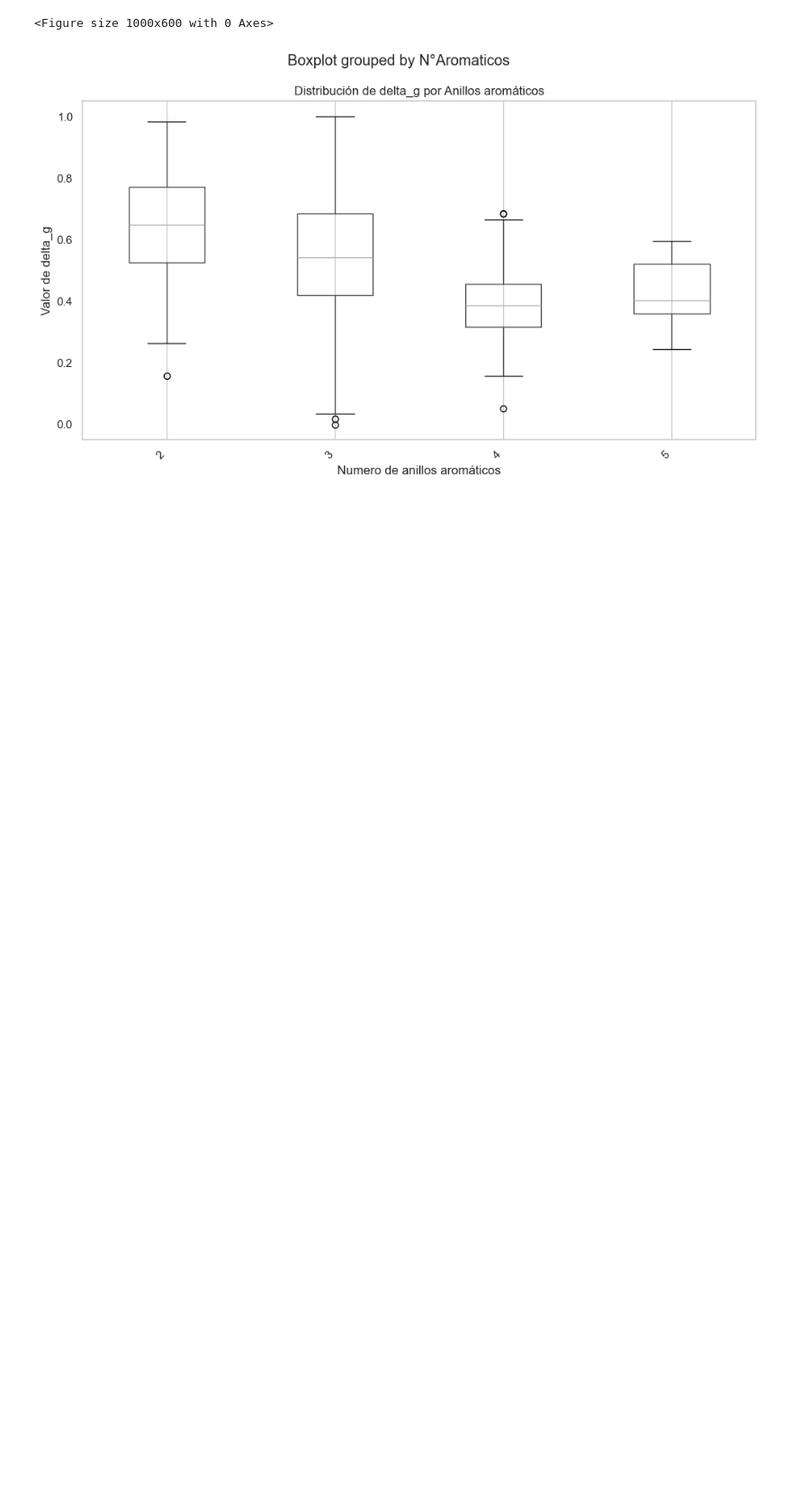
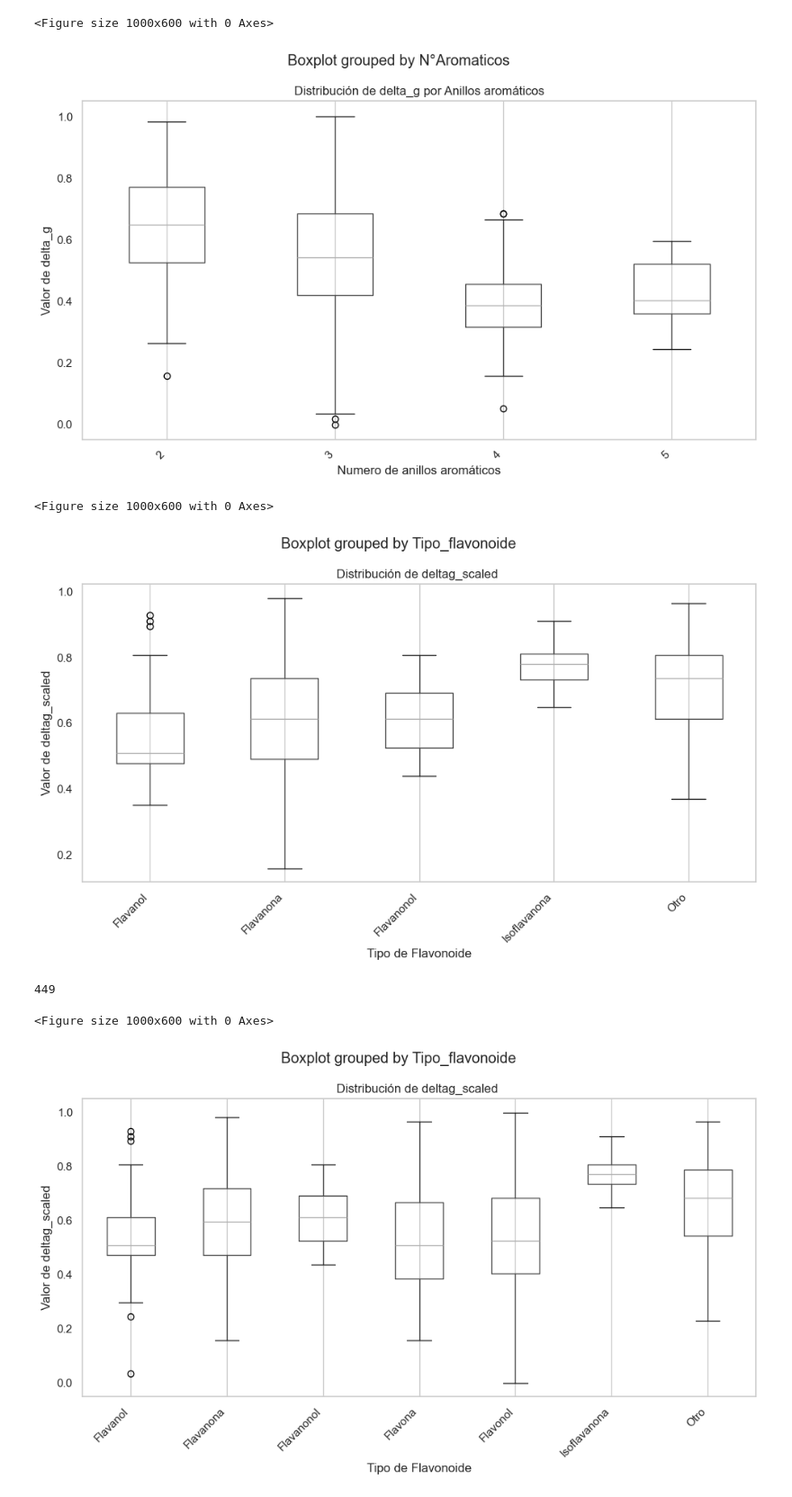
Before and after one commit to mauriciocruzriveros/BasededatosFlavonoides, a Jupyter notebook: flavonoids_collab.ipynb, the cells around one changed output. Shown at 90% size. Saved outputs shown, nothing was run; the diff lists cells and outputs as text; code cells hidden in the pictures; blank space fills up the shorter version.

```diff
--- a/flavonoids_collab.ipynb
+++ b/flavonoids_collab.ipynb
@@ -1692,3 +1693,34 @@ plt.show()
 # %% [output]
 <Figure size 1000x600 with 0 Axes>
 [figure]
+# %%
+# Filtrar las filas donde "N°Aromaticos" es igual a 2
+filtered_df = df[df['N°Aromaticos'] == 2]
+# %%
+plt.figure(figsize=(10, 6))
+filtered_df.boxplot(column='deltag_scaled', by='Tipo_flavonoide', figsize=(10, 6))
+plt.xlabel('Tipo de Flavonoide')
+plt.ylabel('Valor de deltag_scaled')
+plt.title('Distribución de deltag_scaled ')
+plt.xticks(rotation=45, ha='right')
+plt.grid(axis='y')
+plt.tight_layout()
+plt.show()
+print(len(filtered_df))
+
+
+plt.figure(figsize=(10, 6))
+df.boxplot(column='deltag_scaled', by='Tipo_flavonoide', figsize=(10, 6))
+plt.xlabel('Tipo de Flavonoide')
+plt.ylabel('Valor de deltag_scaled')
+plt.title('Distribución de deltag_scaled ')
+plt.xticks(rotation=45, ha='right')
+plt.grid(axis='y')
+plt.tight_layout()
+plt.show()
+# %% [output]
+<Figure size 1000x600 with 0 Axes>
+[figure, added]
+449
+<Figure size 1000x600 with 0 Axes>
+[figure, added]
```
Also changed, not shown: parts of 7 cells of this notebook.
